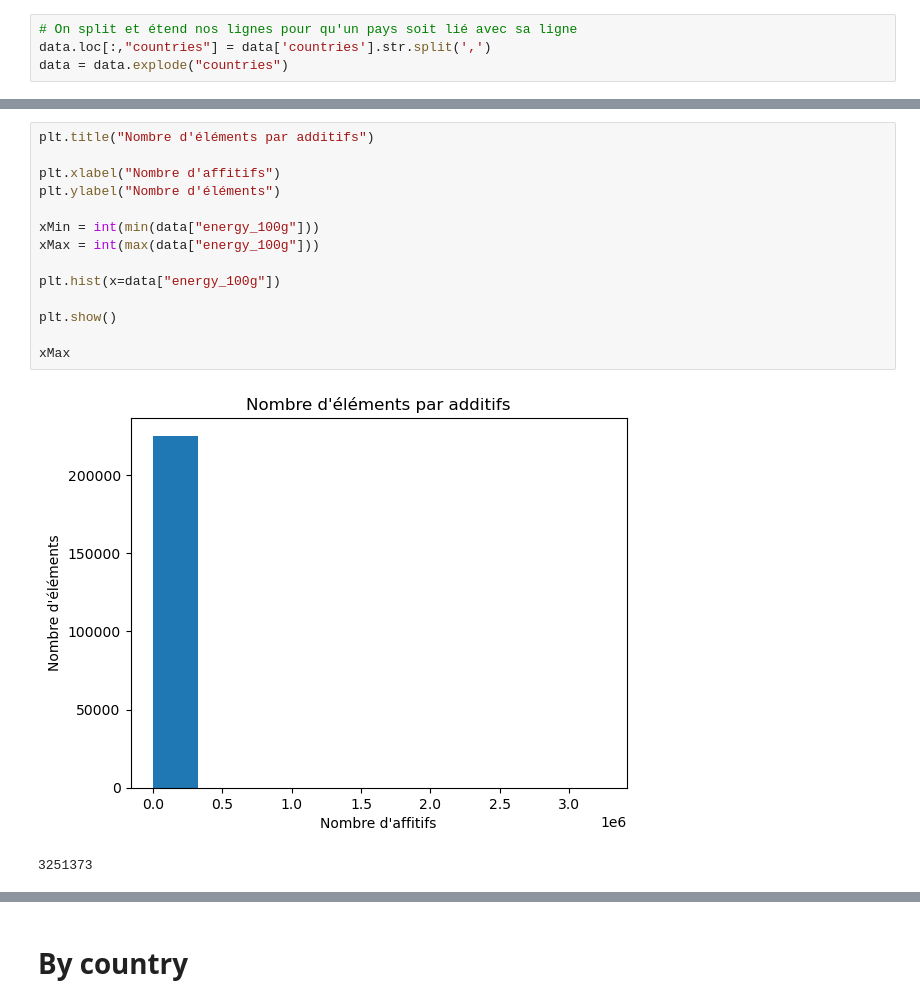
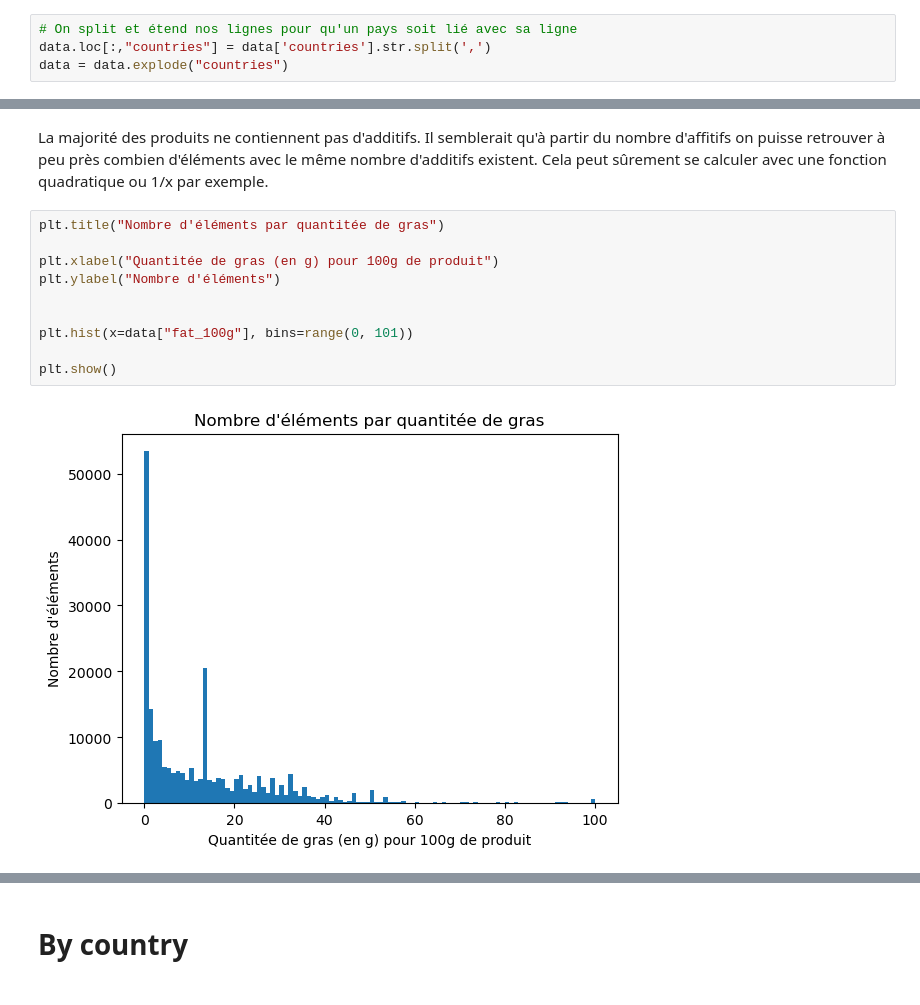
Before and after one commit to AlanBlanchet/SantePubliqueFrance, a Jupyter notebook: analyse.ipynb, the cells around one changed output, grey strips where cells are left out. Cells and saved outputs as stored; diff of their text form.

Commit message:
[DEV]Stable version with analysis
Started really implementing the analysis parts with graphs

```diff
--- a/analyse.ipynb
+++ b/analyse.ipynb
@@ -71,17 +98,15 @@ ValueError: cannot convert float NaN to integer
+# %% [markdown]
+La majorité des produits ne contiennent pas d'additifs. Il semblerait qu'à partir du nombre d'affitifs on puisse retrouver à peu près combien d'éléments avec le même nombre d'additifs existent.
+Cela peut sûrement se calculer avec une fonction quadratique ou 1/x par exemple.
 # %%
-plt.title("Nombre d'éléments par additifs")
+plt.title("Nombre d'éléments par quantitée de gras")
 
-plt.xlabel("Nombre d'affitifs")
+plt.xlabel("Quantitée de gras (en g) pour 100g de produit")
 plt.ylabel("Nombre d'éléments")
 
-xMin = int(min(data["energy_100g"]))
-xMax = int(max(data["energy_100g"]))
 
-plt.hist(x=data["energy_100g"])
+plt.hist(x=data["fat_100g"], bins=range(0, 101))
 
 plt.show()
-
-xMax
 # %% [output]
-[figure, old version]
+[figure, new version]
-3251373
```
Also changed, not shown: parts of 22 cells of this notebook, 4 other files.
